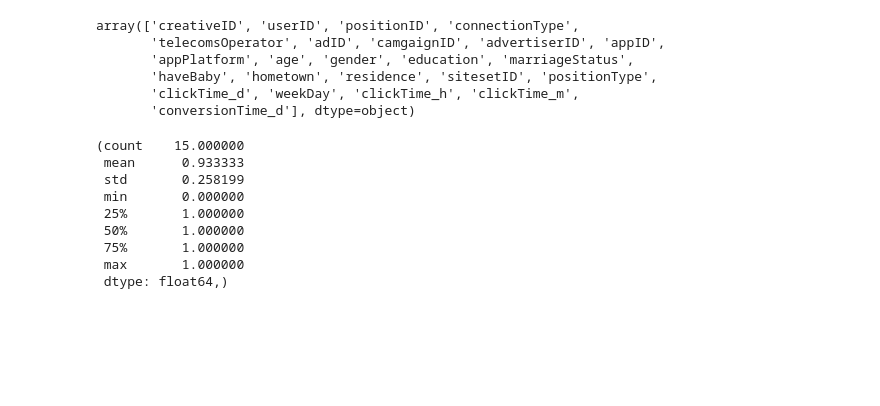
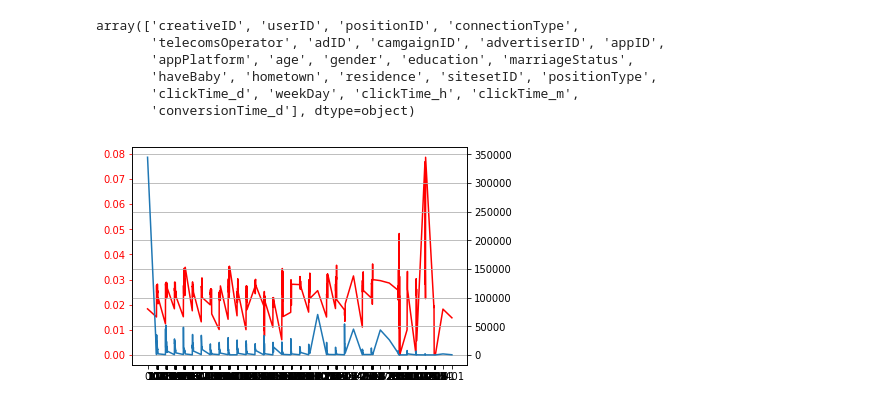
Before and after one commit to Jie317/tencent_pcvr_dump, a Jupyter notebook: DNN-demo-Jie/src/feature_selection.ipynb, the cells around one changed output. Saved outputs shown, nothing was run; the diff lists cells and outputs as text; code cells hidden in the pictures; blank space fills up the shorter version.

```diff
--- a/DNN-demo-Jie/src/feature_selection.ipynb
+++ b/DNN-demo-Jie/src/feature_selection.ipynb
@@ -41,21 +41,22 @@ array(['creativeID', 'userID', 'positionID', 'connectionType',
        'conversionTime_d'], dtype=object)
 # %%
 lst = [] # skip userID
-# %%
-key = 'conversionTime_d'
-s = tr.groupby(key).apply(lambda df: np.mean(df.label))
-lst.append(s.std())
-s.describe(),
-# %% [output]
-(count    15.000000
- mean      0.933333
- std       0.258199
- min       0.000000
- 25%       1.000000
- 50%       1.000000
- 75%       1.000000
- max       1.000000
- dtype: float64,)
+# %%
+key = 'residence'
+s = tr.groupby(key).apply(lambda df: np.mean(df.label))
+ss = tr.groupby(key).apply(lambda df: len(df))
+lst.append(s.std())
+
+fig,ax1 = plt.subplots()
+ax1.plot(s.index, s.values, 'r')
+ax1.tick_params('y', colors='r')
+ax1.xaxis.set_ticks(s.index)
+ax2 = ax1.twinx()
+ax2.plot(s.index, ss.values)
+plt.grid()
+plt.show()
+# %% [output]
+[figure, added]
 # %%
 ffs = ['creativeID', 'positionID', 'connectionType',
        'telecomsOperator', 'adID', 'camgaignID', 'advertiserID', 'appID',
```
Also changed, not shown: parts of 4 cells of this notebook, 3 other files.
